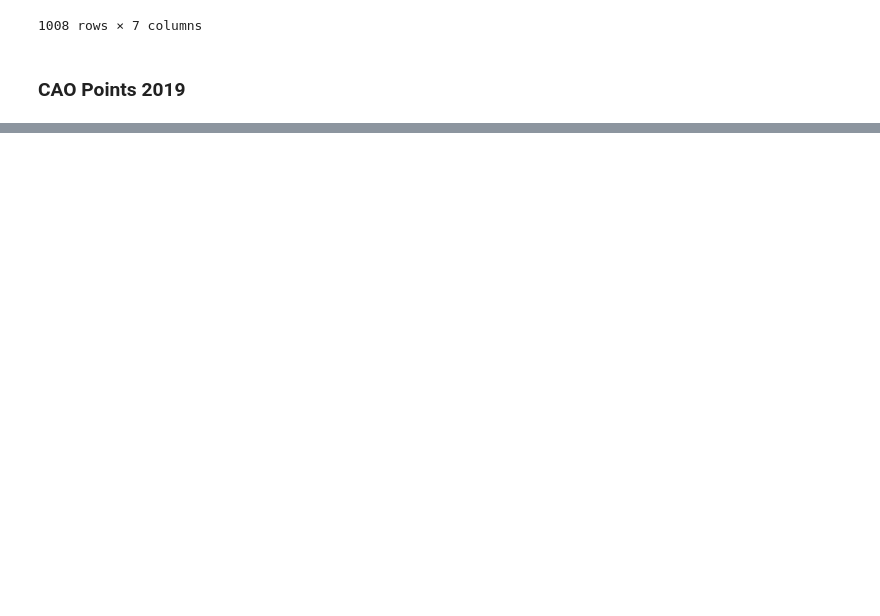
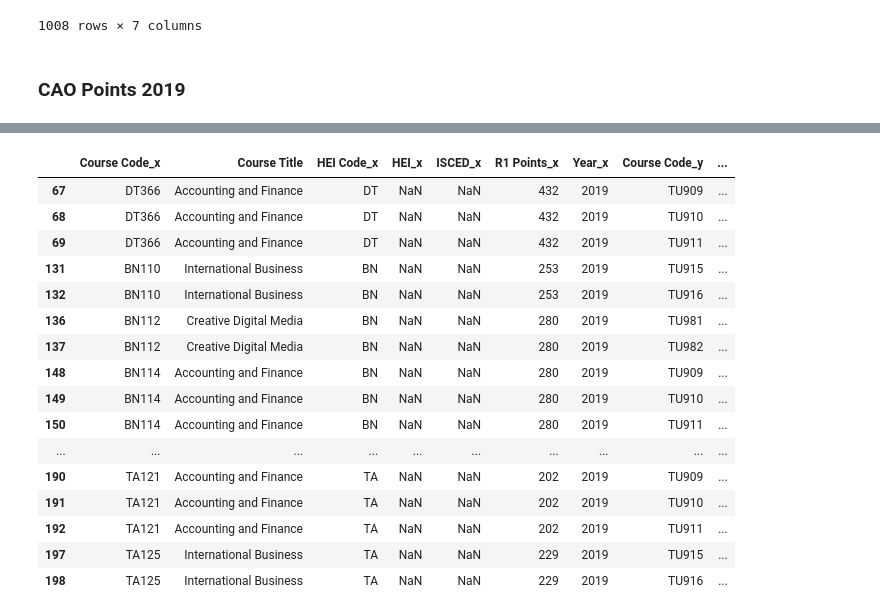
Before and after one commit to donneger/data_analysis_assessment, a Jupyter notebook: cao.ipynb, the cells around one changed output, grey strips where cells are left out. Cells and saved outputs as stored; diff of their text form; code cells hidden in the pictures; blank space fills up the shorter version.

```diff
--- a/cao.ipynb
+++ b/cao.ipynb
@@ -404,0 +491,3 @@ df2019_lvl8
+# %%
+df2019_lvl8['Year']=str(2019)
+df2019_lvl8
@@ -410,0 +551,5 @@ NameError: name 'courses2021' is not defined
+# %%
+# This is the list courses that have moved from the BN, DT, TA course codes in 2019 to the TU codes in 2020 and 2021
+tulist=['BN','DT','TA']
+result=df2019_lvl8[df2019_lvl8['HEI Code'].isin(tulist)]
+result
@@ -410,0 +570,4 @@ NameError: name 'courses2021' is not defined
+# %%
+result1=pd.merge(result, df2020_lvl8[['Course Code','Course Title','HEI Code','HEI','ISCED', 'R1 Points', 'Year']], on='Course Title', how='left')
+result1=result1[result1['HEI Code_y']=='TU']
+result1
@@ -411,2 +588,23 @@ NameError: name 'courses2021' is not defined
+# %%
+ids=result1['Course Code_x']
+result1[ids.isin(ids[ids.duplicated()])]
+# %% [output]
+|  | Course Code_x | Course Title | HEI Code_x | HEI_x | ISCED_x | R1 Points_x | Year_x | Course Code_y | ... |
+| 67 | DT366 | Accounting and Finance | DT | NaN | NaN | 432 | 2019 | TU909 | ... |
+| 68 | DT366 | Accounting and Finance | DT | NaN | NaN | 432 | 2019 | TU910 | ... |
+| 69 | DT366 | Accounting and Finance | DT | NaN | NaN | 432 | 2019 | TU911 | ... |
+| 131 | BN110 | International Business | BN | NaN | NaN | 253 | 2019 | TU915 | ... |
+| 132 | BN110 | International Business | BN | NaN | NaN | 253 | 2019 | TU916 | ... |
+| 136 | BN112 | Creative Digital Media | BN | NaN | NaN | 280 | 2019 | TU981 | ... |
+| 137 | BN112 | Creative Digital Media | BN | NaN | NaN | 280 | 2019 | TU982 | ... |
+| 148 | BN114 | Accounting and Finance | BN | NaN | NaN | 280 | 2019 | TU909 | ... |
+| 149 | BN114 | Accounting and Finance | BN | NaN | NaN | 280 | 2019 | TU910 | ... |
+| 150 | BN114 | Accounting and Finance | BN | NaN | NaN | 280 | 2019 | TU911 | ... |
+| ... | ... | ... | ... | ... | ... | ... | ... | ... | ... |
+| 190 | TA121 | Accounting and Finance | TA | NaN | NaN | 202 | 2019 | TU909 | ... |
+| 191 | TA121 | Accounting and Finance | TA | NaN | NaN | 202 | 2019 | TU910 | ... |
+| 192 | TA121 | Accounting and Finance | TA | NaN | NaN | 202 | 2019 | TU911 | ... |
+| 197 | TA125 | International Business | TA | NaN | NaN | 229 | 2019 | TU915 | ... |
+| 198 | TA125 | International Business | TA | NaN | NaN | 229 | 2019 | TU916 | ... |
 # %%
 # Check which course codes are duplicated.
```
Also changed, not shown: parts of 27 cells of this notebook.
